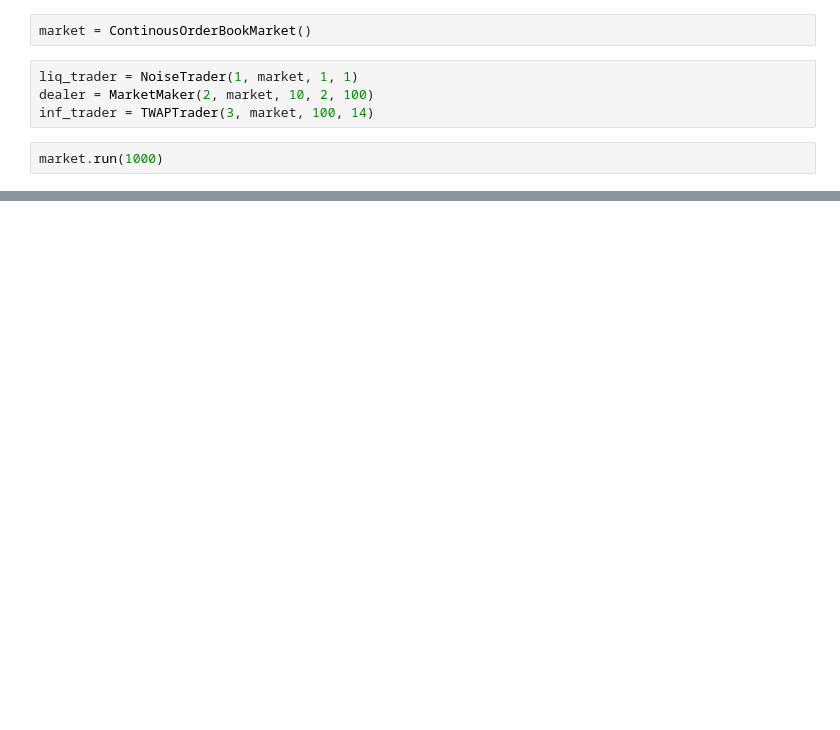
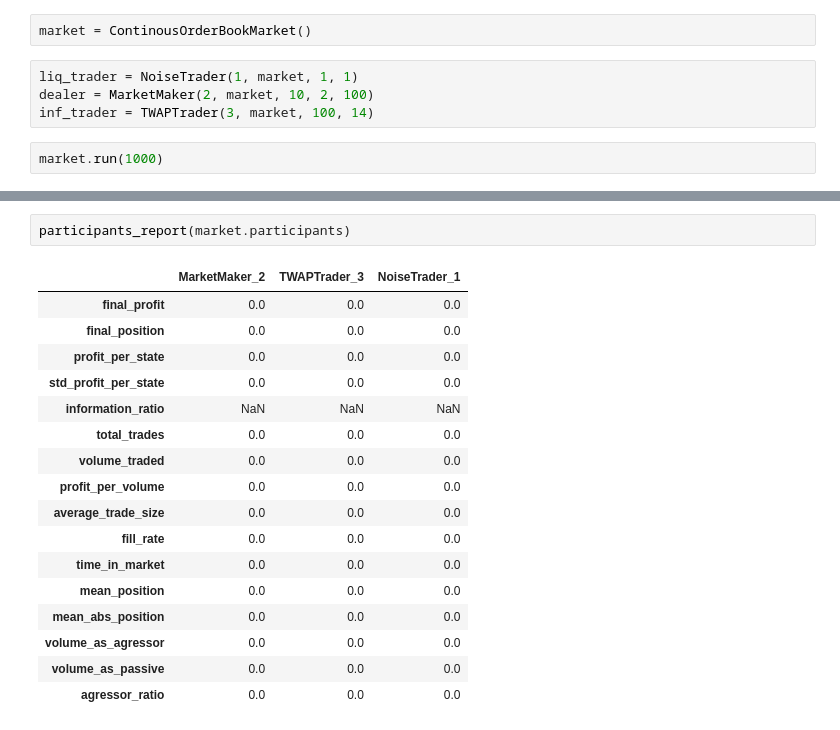
Before and after one commit to BBieganowski/pymicrostructure, a Jupyter notebook: playground.ipynb, the cells around one changed output, grey strips where cells are left out. Drawn from its saved outputs; the diff is of its cells as text; blank space fills up the shorter version.

Commit message:
initial buildout for trader metrics

```diff
--- a/playground.ipynb
+++ b/playground.ipynb
@@ -24,0 +25,20 @@ participant_comparison(market.participants)
+# %%
+participants_report(market.participants)
+# %% [output]
+|  | MarketMaker_2 | TWAPTrader_3 | NoiseTrader_1 |
+| final_profit | 0.0 | 0.0 | 0.0 |
+| final_position | 0.0 | 0.0 | 0.0 |
+| profit_per_state | 0.0 | 0.0 | 0.0 |
+| std_profit_per_state | 0.0 | 0.0 | 0.0 |
+| information_ratio | NaN | NaN | NaN |
+| total_trades | 0.0 | 0.0 | 0.0 |
+| volume_traded | 0.0 | 0.0 | 0.0 |
+| profit_per_volume | 0.0 | 0.0 | 0.0 |
+| average_trade_size | 0.0 | 0.0 | 0.0 |
+| fill_rate | 0.0 | 0.0 | 0.0 |
+| time_in_market | 0.0 | 0.0 | 0.0 |
+| mean_position | 0.0 | 0.0 | 0.0 |
+| mean_abs_position | 0.0 | 0.0 | 0.0 |
+| volume_as_agressor | 0.0 | 0.0 | 0.0 |
+| volume_as_passive | 0.0 | 0.0 | 0.0 |
+| agressor_ratio | 0.0 | 0.0 | 0.0 |
```
Also changed, not shown: parts of 2 cells of this notebook, 4 other files.
